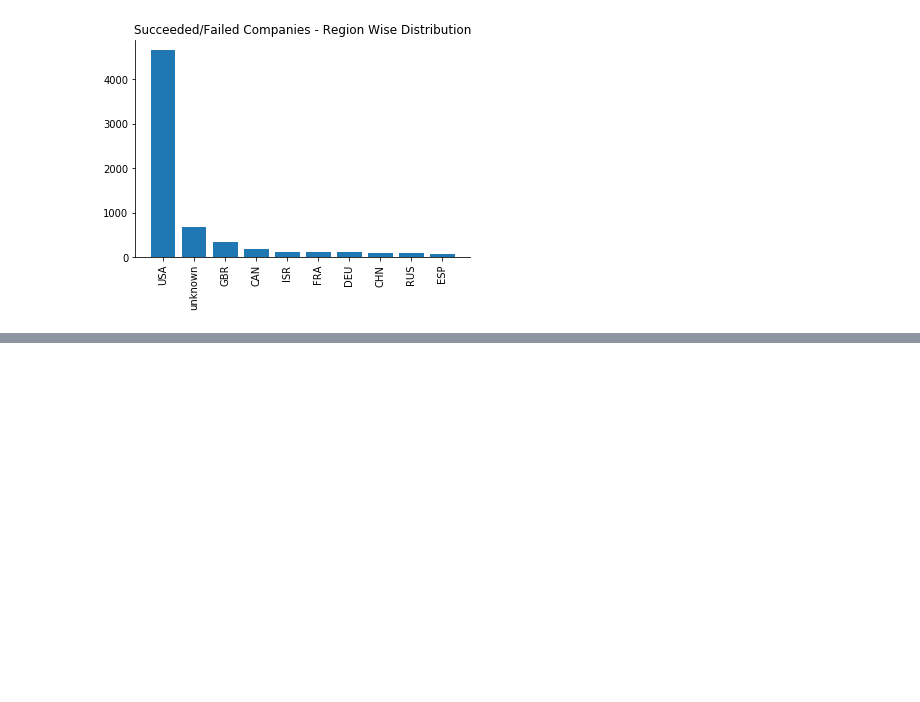
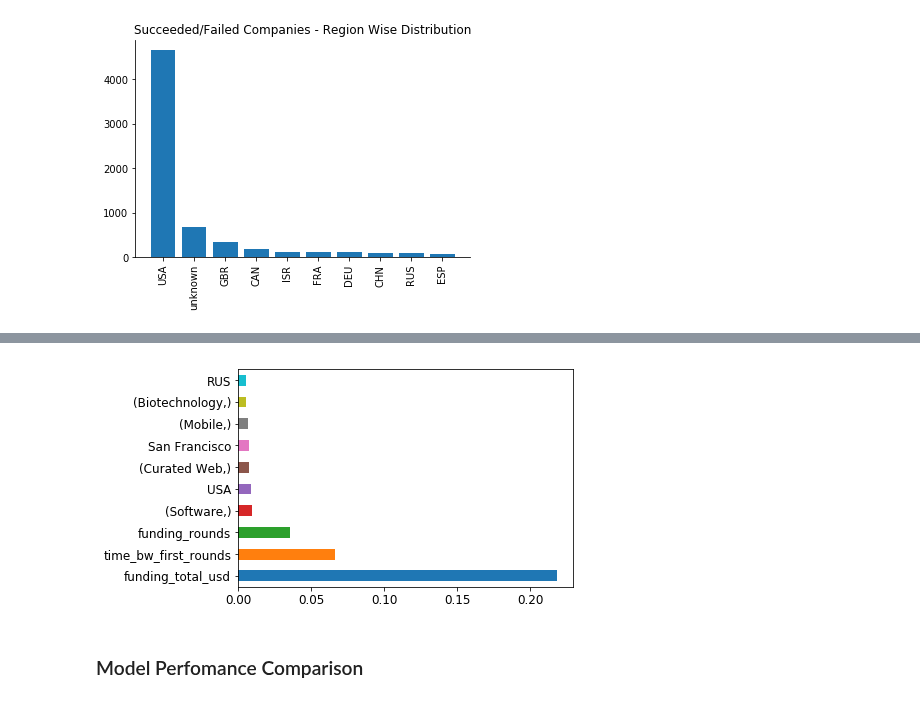
Before and after one commit to salujarohit/ML-Backed-Investment-Decisions-for-VC-, a Jupyter notebook: ML Bancked Investment Decisions .ipynb, the cells around one changed output, grey strips where cells are left out. Drawn from its saved outputs; the diff is of its cells as text; code cells hidden in the pictures; blank space fills up the shorter version.

```diff
--- a/ML Bancked Investment Decisions .ipynb
+++ b/ML Bancked Investment Decisions .ipynb
@@ -334,0 +663,3 @@ Text(0.5,1,'Succeeded/Failed Companies - Region Wise Distribution')
+# %%
+svm = svm.SVC(kernel="linear", probability=True)
+svm.fit(X_train_scaled, y_train)
@@ -334,0 +693,10 @@ Text(0.5,1,'Succeeded/Failed Companies - Region Wise Distribution')
+# %%
+# Instantiate Model
+rf = RandomForestClassifier(n_estimators=500,
+                            bootstrap=True,
+                            oob_score=True,
+                            random_state=1234,
+                            n_jobs=-1)
+
+# fit
+rf.fit(X_train, y_train)
@@ -334,0 +747,9 @@ Text(0.5,1,'Succeeded/Failed Companies - Region Wise Distribution')
+# %%
+#plot graph of feature importances for better visualization
+feat_importances = pd.Series(rf.feature_importances_, index=X.columns)
+feat_importances.nlargest(10).plot(kind='barh')
+plt.show()
+# %% [output]
+[figure, added]
+# %% [markdown]
+### Model Perfomance Comparison
```
Also changed, not shown: parts of 61 cells of this notebook.
